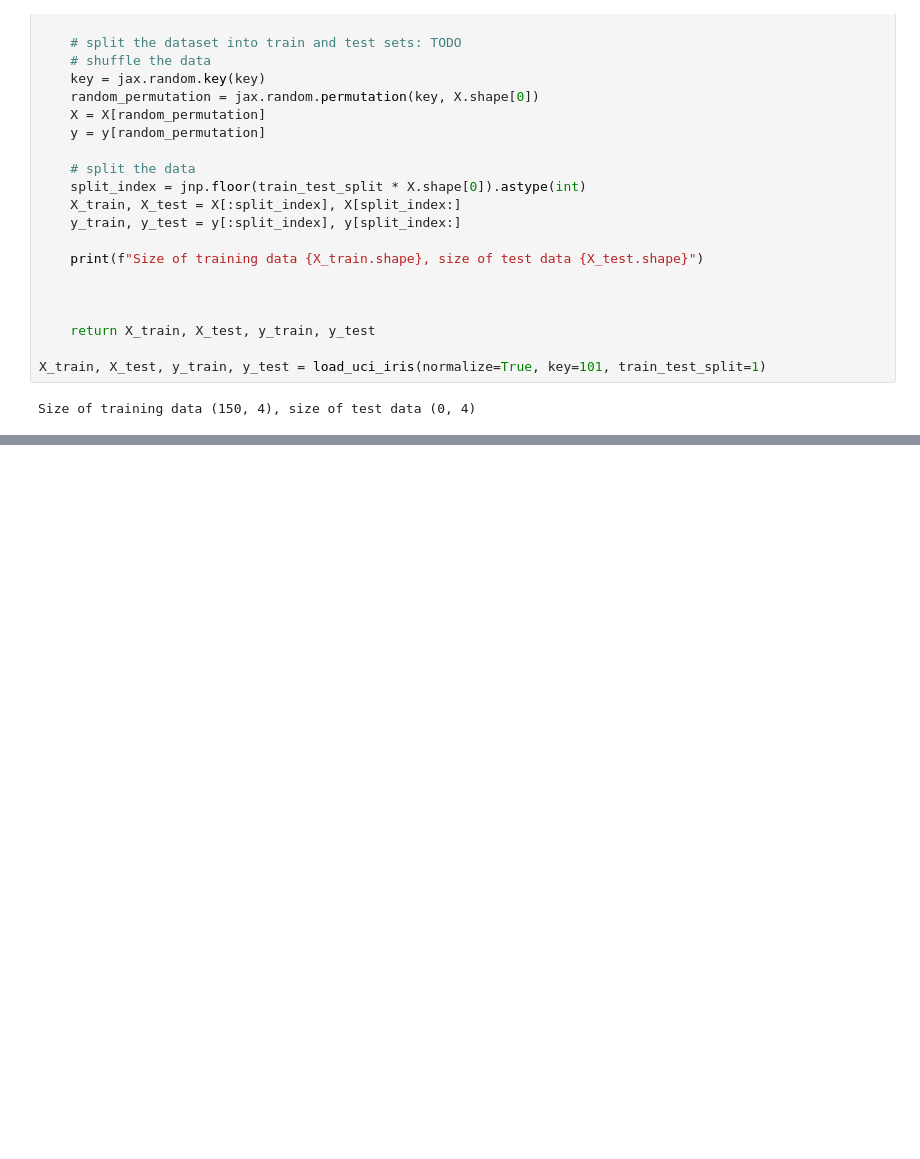
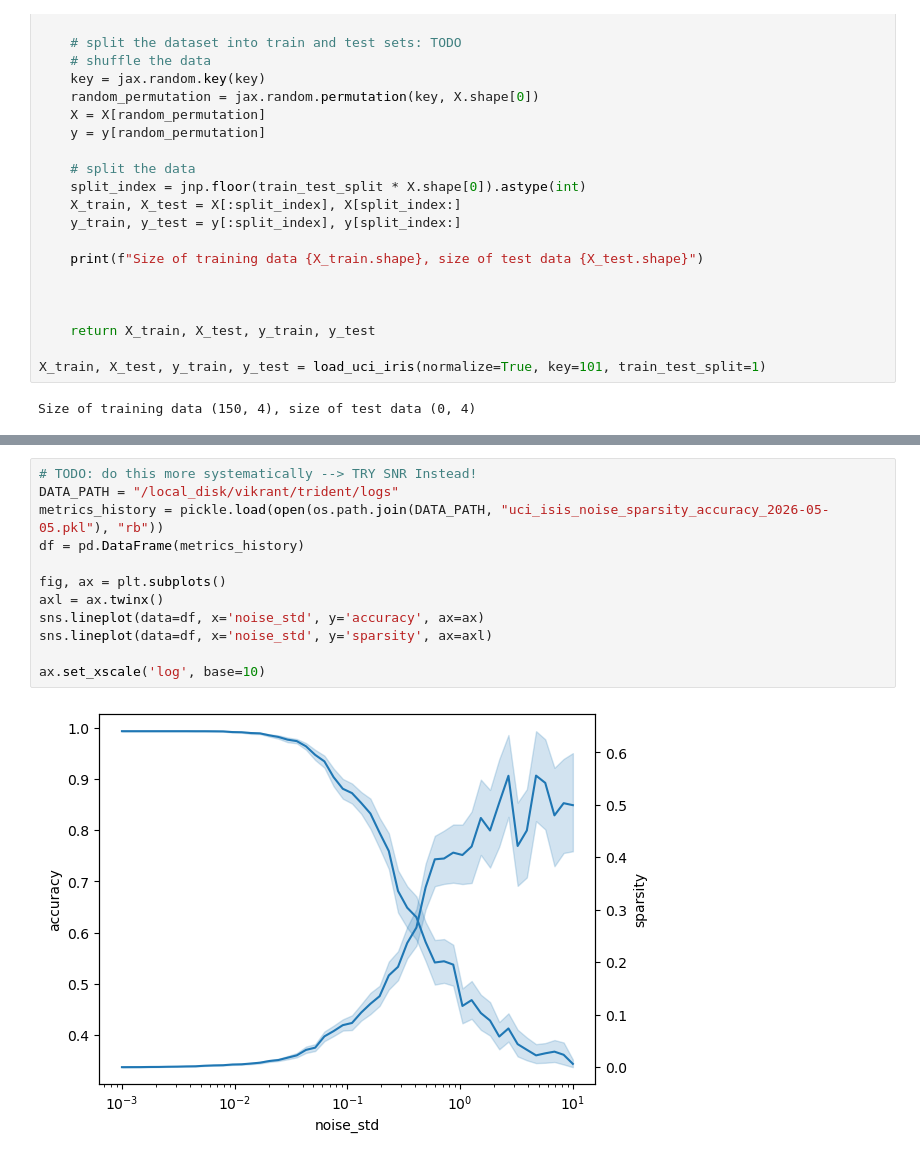
Before and after one commit to vjaltare/sawy, a Jupyter notebook: notebooks/uci_iris_figures.ipynb, the cells around one changed output, grey strips where cells are left out. Saved outputs shown, nothing was run; the diff lists cells and outputs as text; blank space fills up the shorter version.

```diff
--- a/notebooks/uci_iris_figures.ipynb
+++ b/notebooks/uci_iris_figures.ipynb
@@ -335,0 +636,14 @@ Array([[0., 0., 0., ..., 0., 0., 0.],
+# %%
+# TODO: do this more systematically --> TRY SNR Instead!
+DATA_PATH = "/local_disk/vikrant/trident/logs"
+metrics_history = pickle.load(open(os.path.join(DATA_PATH, "uci_isis_noise_sparsity_accuracy_2026-05-05.pkl"), "rb"))
+df = pd.DataFrame(metrics_history)
+
+fig, ax = plt.subplots()
+axl = ax.twinx()
+sns.lineplot(data=df, x='noise_std', y='accuracy', ax=ax)
+sns.lineplot(data=df, x='noise_std', y='sparsity', ax=axl)
+
+ax.set_xscale('log', base=10)
+# %% [output]
+[figure, added]
```
Also changed, not shown: parts of 11 cells of this notebook.
